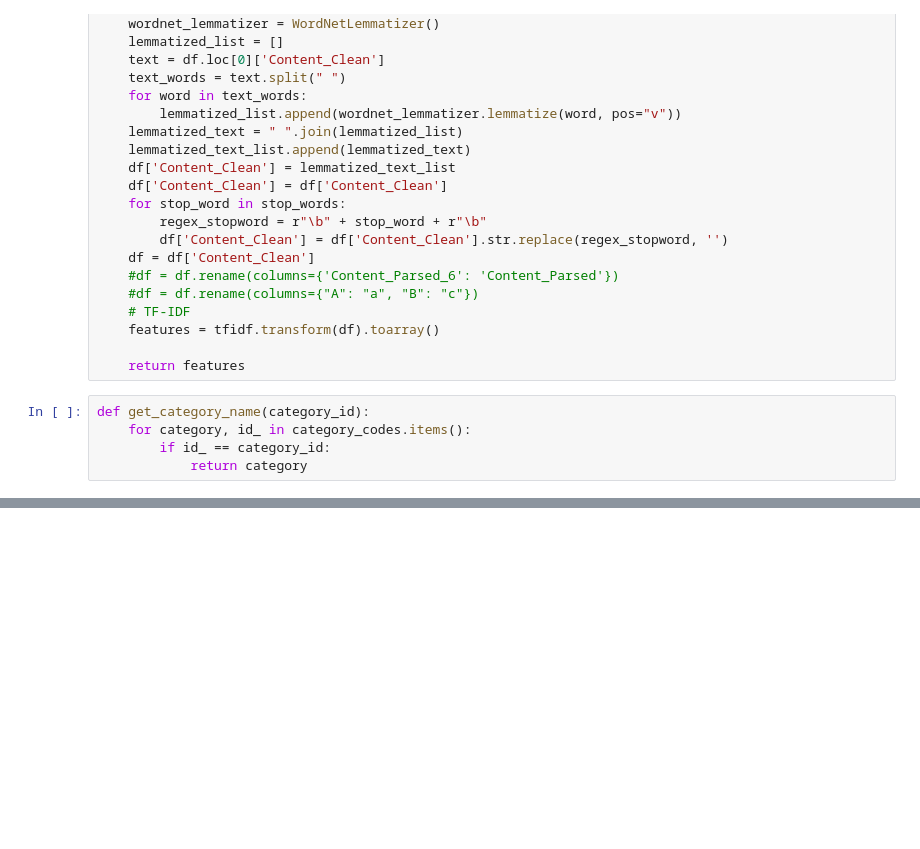
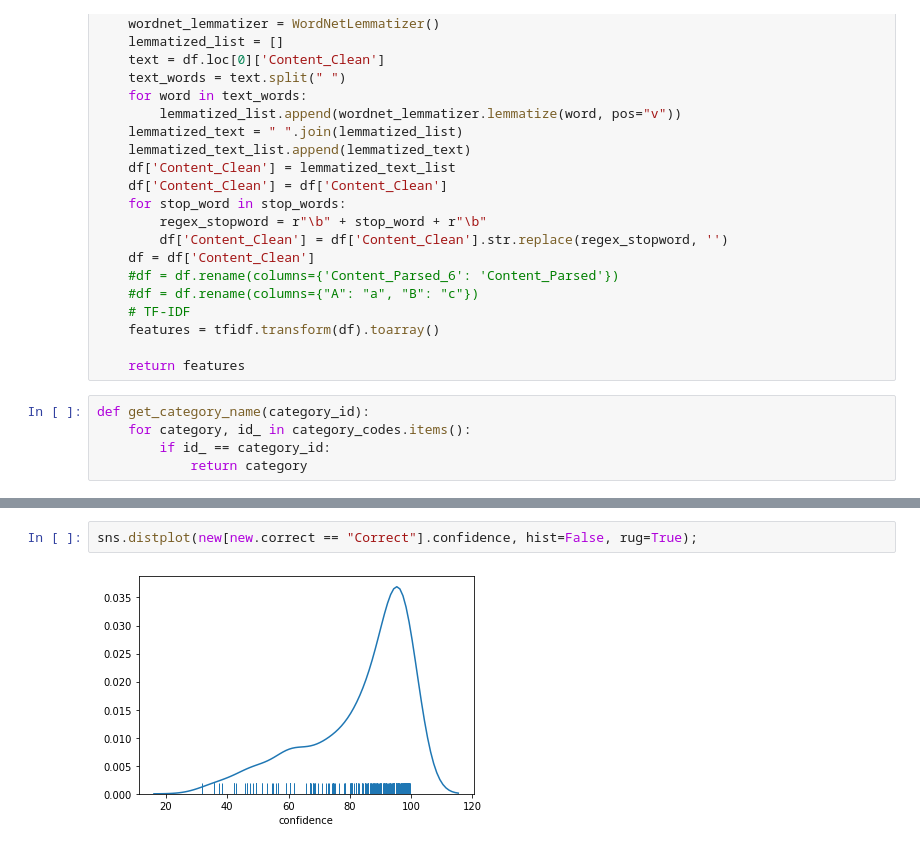
Before and after one commit to kelu124/ebayUSprobes, a Jupyter notebook: 10.ApplyModel.ipynb, the cells around one changed output, grey strips where cells are left out. Cells and saved outputs as stored; diff of their text form; blank space fills up the shorter version.

```diff
--- a/10.ApplyModel.ipynb
+++ b/10.ApplyModel.ipynb
@@ -135,0 +180,4 @@ See the caveats in the documentation: https://pandas.pydata.org/pandas-docs/stab
+# %%
+sns.distplot(new[new.correct == "Correct"].confidence, hist=False, rug=True);
+# %% [output]
+[figure, added]
```
Also changed, not shown: parts of 14 cells of this notebook, 12 other files.
